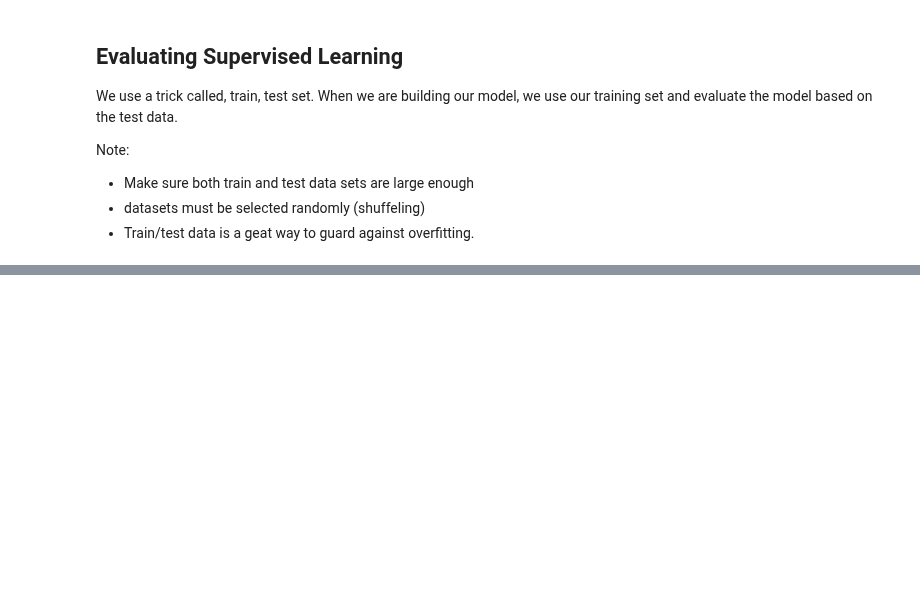
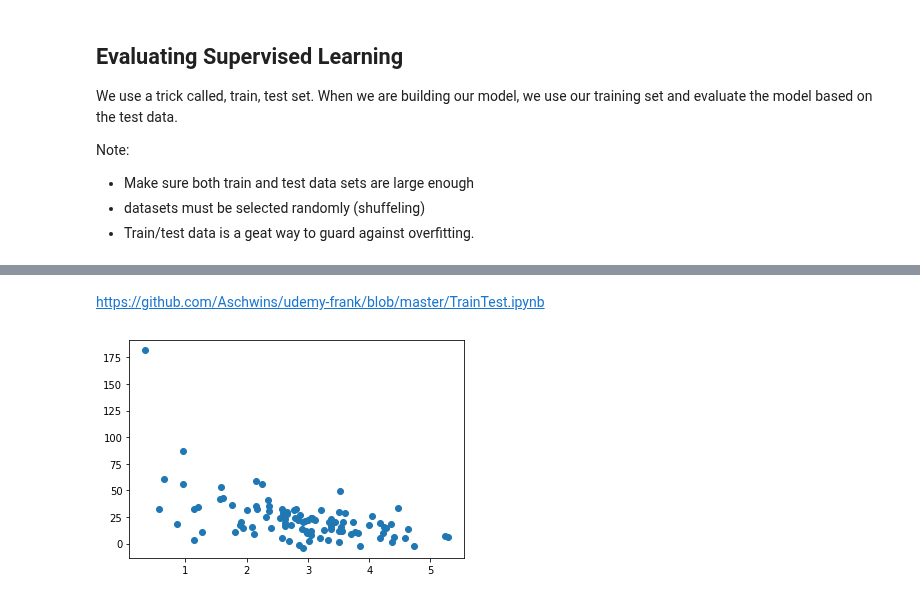
Before and after one commit to dariushazimi/notebooks, a Jupyter notebook: Machine_learning_data_science_and_deep_learning_with_python.ipynb, the cells around one changed output, grey strips where cells are left out. Drawn from its saved outputs; the diff is of its cells as text; code cells hidden in the pictures; blank space fills up the shorter version.

```diff
--- a/Machine_learning_data_science_and_deep_learning_with_python.ipynb
+++ b/Machine_learning_data_science_and_deep_learning_with_python.ipynb
@@ -689,0 +703,16 @@ Note:
+# %% [markdown]
+https://github.com/Aschwins/udemy-frank/blob/master/TrainTest.ipynb
+# %%
+%matplotlib inline
+import numpy as np
+from pylab import *
+
+np.random.seed(2)
+
+pageSpeeds = np.random.normal(3.0, 1.0, 100) # centered around 3, with stdev 1.0 and 100 points
+purchaseAmount = np.random.normal(50.0, 30.0, 100) / pageSpeeds
+
+
+scatter(pageSpeeds, purchaseAmount);
+# %% [output]
+[figure, added]
```
Also changed, not shown: parts of 9 cells of this notebook.
